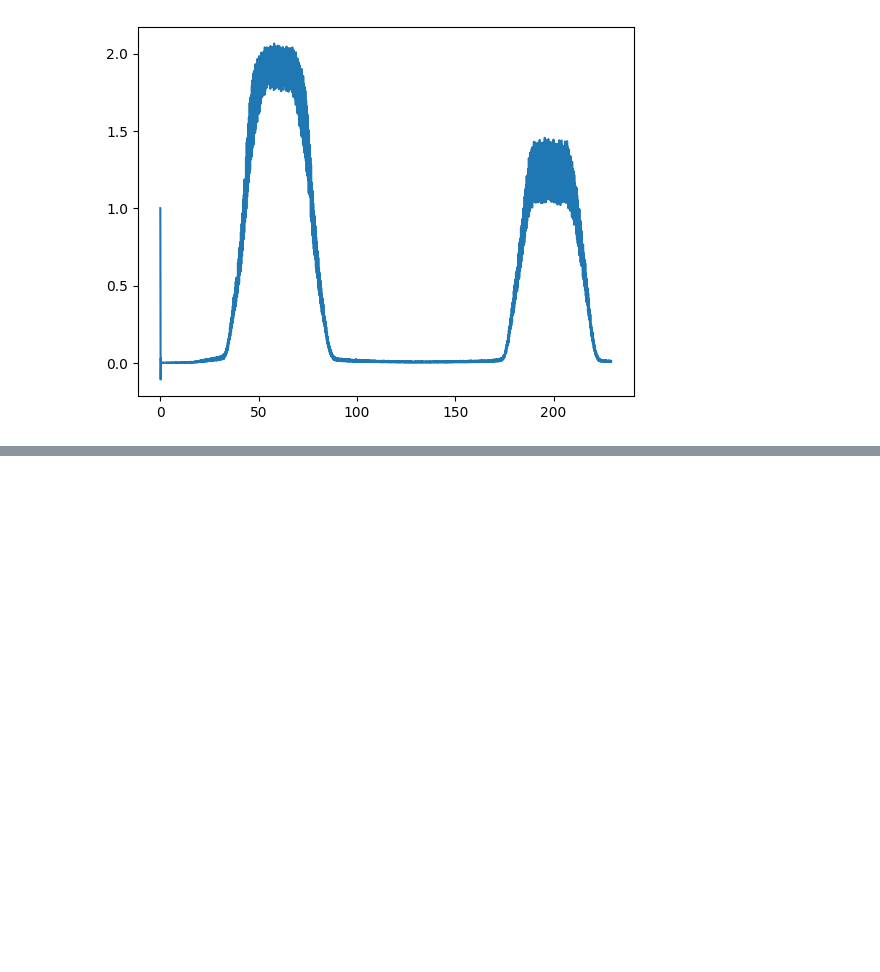
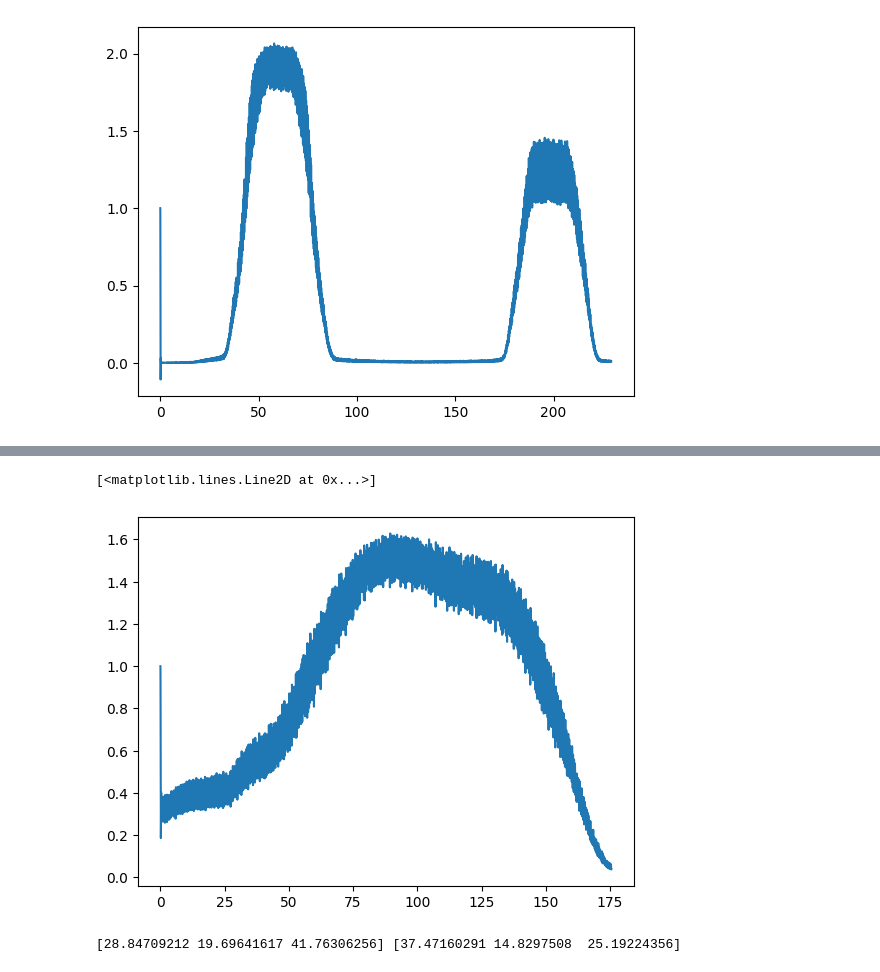
Before and after one commit to Klinjin/128AL, a Jupyter notebook: lab2_HD_shift/spectrum_plot.ipynb, the cells around one changed output, grey strips where cells are left out. Cells and saved outputs as stored; diff of their text form; code cells hidden in the pictures; blank space fills up the shorter version.

```diff
--- a/lab2_HD_shift/spectrum_plot.ipynb
+++ b/lab2_HD_shift/spectrum_plot.ipynb
@@ -51,0 +58,6 @@ plt.plot(Hg_sp6[:,0],Hg_sp6[:,1])
+# %%
+HD1_06 = np.asarray(pandas.read_csv('HD1_06.csv',skipinitialspace=True))
+plt.plot(HD1_06[:,0],HD1_06[:,1])
+# %% [output]
+[<matplotlib.lines.Line2D at 0x...>]
+[figure, added]
@@ -51,0 +89,4 @@ plt.plot(Hg_sp6[:,0],Hg_sp6[:,1])
+# %%
+print(popt_D,popt_H)
+# %% [output]
+[28.84709212 19.69641617 41.76306256] [37.47160291 14.8297508  25.19224356]
```
Also changed, not shown: parts of 6 cells of this notebook.
